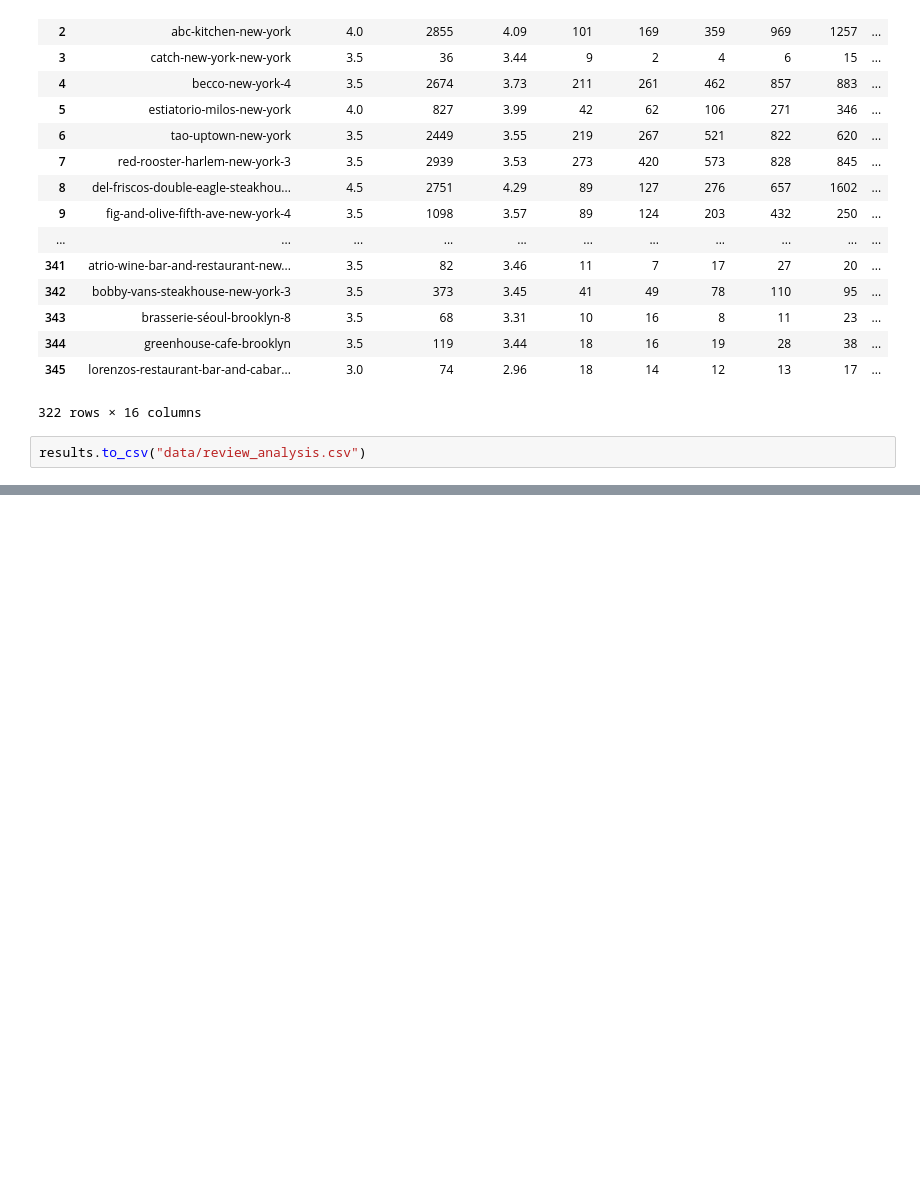
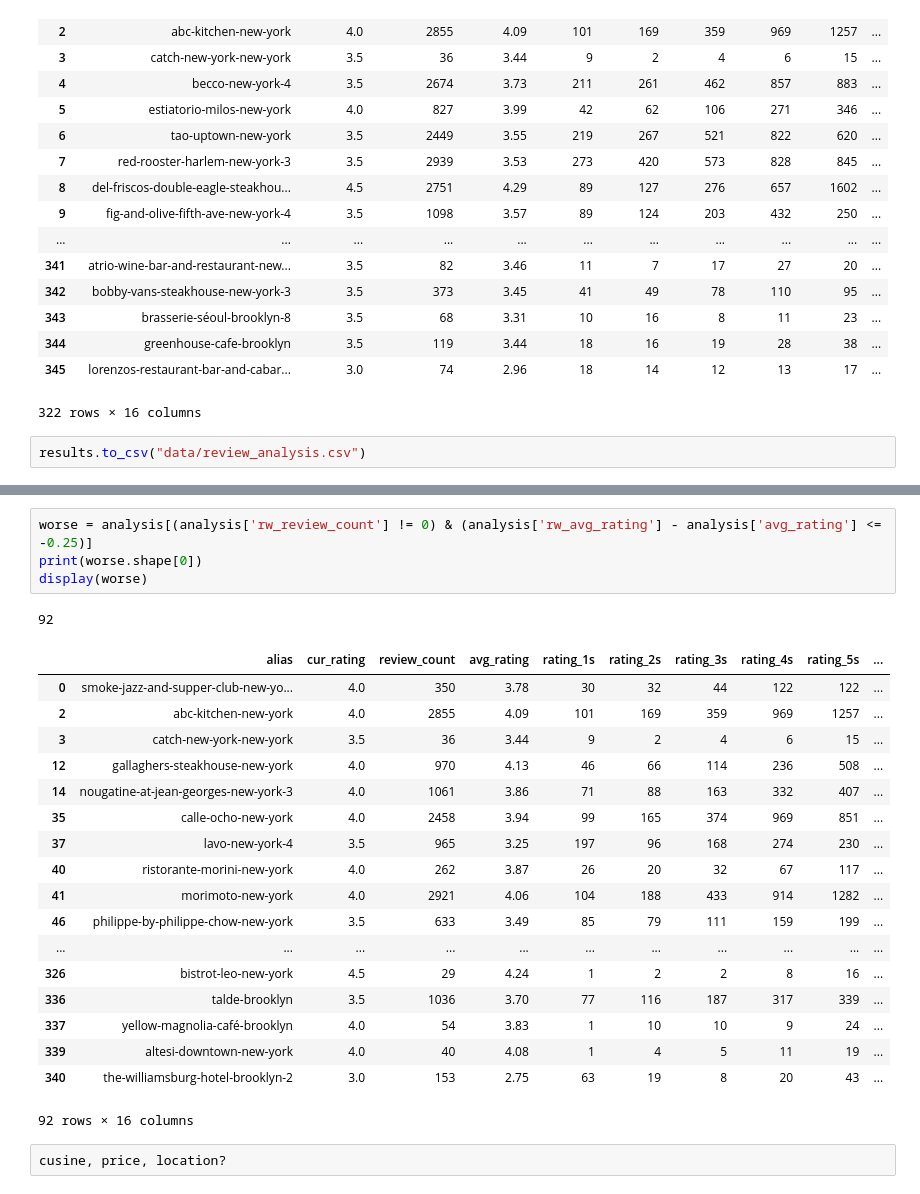
Before and after one commit to ctc316/NYC_RstWeek, a Jupyter notebook: analysis.ipynb, the cells around one changed output, grey strips where cells are left out. Cells and saved outputs as stored; diff of their text form; blank space fills up the shorter version.

```diff
--- a/analysis.ipynb
+++ b/analysis.ipynb
@@ -130,0 +180,26 @@ display(review_analysis)
+# %%
+worse = analysis[(analysis['rw_review_count'] != 0) & (analysis['rw_avg_rating'] - analysis['avg_rating'] <= -0.25)]
+print(worse.shape[0])
+display(worse)
+# %% [output]
+92
+|  | alias | cur_rating | review_count | avg_rating | rating_1s | rating_2s | rating_3s | rating_4s | rating_5s | ... |
+| 0 | smoke-jazz-and-supper-club-new-yo... | 4.0 | 350 | 3.78 | 30 | 32 | 44 | 122 | 122 | ... |
+| 2 | abc-kitchen-new-york | 4.0 | 2855 | 4.09 | 101 | 169 | 359 | 969 | 1257 | ... |
+| 3 | catch-new-york-new-york | 3.5 | 36 | 3.44 | 9 | 2 | 4 | 6 | 15 | ... |
+| 12 | gallaghers-steakhouse-new-york | 4.0 | 970 | 4.13 | 46 | 66 | 114 | 236 | 508 | ... |
+| 14 | nougatine-at-jean-georges-new-york-3 | 4.0 | 1061 | 3.86 | 71 | 88 | 163 | 332 | 407 | ... |
+| 35 | calle-ocho-new-york | 4.0 | 2458 | 3.94 | 99 | 165 | 374 | 969 | 851 | ... |
+| 37 | lavo-new-york-4 | 3.5 | 965 | 3.25 | 197 | 96 | 168 | 274 | 230 | ... |
+| 40 | ristorante-morini-new-york | 4.0 | 262 | 3.87 | 26 | 20 | 32 | 67 | 117 | ... |
+| 41 | morimoto-new-york | 4.0 | 2921 | 4.06 | 104 | 188 | 433 | 914 | 1282 | ... |
+| 46 | philippe-by-philippe-chow-new-york | 3.5 | 633 | 3.49 | 85 | 79 | 111 | 159 | 199 | ... |
+| ... | ... | ... | ... | ... | ... | ... | ... | ... | ... | ... |
+| 326 | bistrot-leo-new-york | 4.5 | 29 | 4.24 | 1 | 2 | 2 | 8 | 16 | ... |
+| 336 | talde-brooklyn | 3.5 | 1036 | 3.70 | 77 | 116 | 187 | 317 | 339 | ... |
+| 337 | yellow-magnolia-café-brooklyn | 4.0 | 54 | 3.83 | 1 | 10 | 10 | 9 | 24 | ... |
+| 339 | altesi-downtown-new-york | 4.0 | 40 | 4.08 | 1 | 4 | 5 | 11 | 19 | ... |
+| 340 | the-williamsburg-hotel-brooklyn-2 | 3.0 | 153 | 2.75 | 63 | 19 | 8 | 20 | 43 | ... |
+92 rows × 16 columns
+# %%
+cusine, price, location?
```
Also changed, not shown: parts of 5 cells of this notebook, 2 other files.
